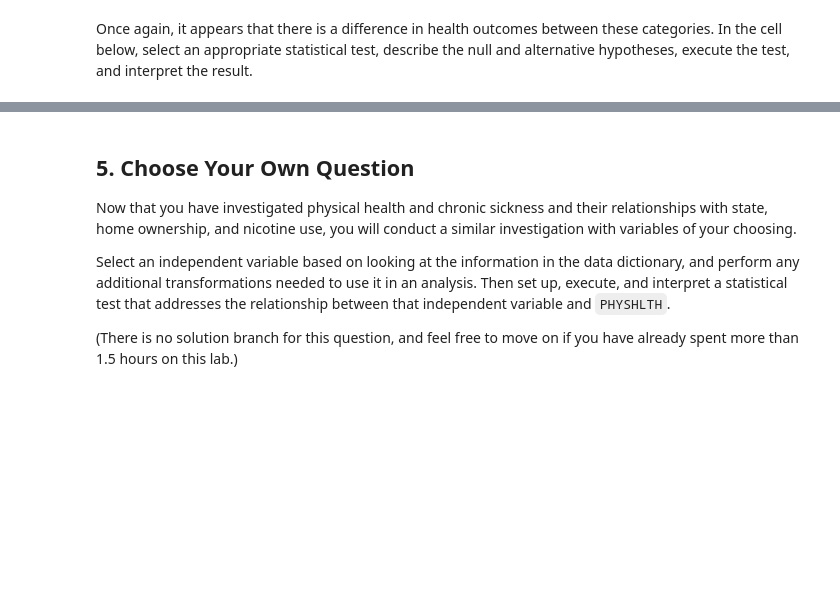
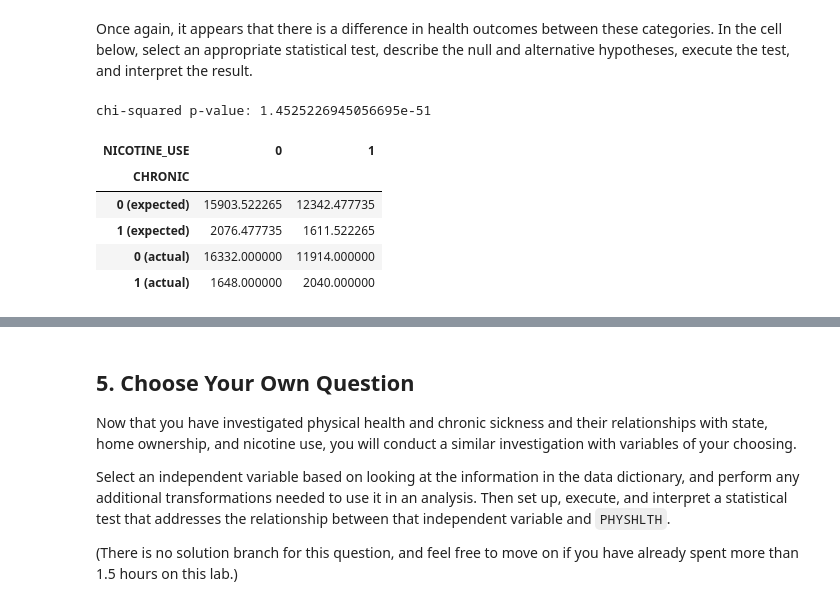
Before and after one commit to sophia14324/dsc-hypothesis-testing-lab, a Jupyter notebook: index.ipynb, the cells around one changed output, grey strips where cells are left out. Drawn from its saved outputs; the diff is of its cells as text; code cells hidden in the pictures; blank space fills up the shorter version.

```diff
--- a/index.ipynb
+++ b/index.ipynb
@@ -328,0 +533,18 @@ df["CHRONIC"].value_counts()
+# %%
+df["CHRONIC"] = (df["PHYSHLTH"] >= 15).apply(int)
+
+# Alternatives:
+
+# Helper function:
+# def is_chronic(record):
+#     if record["PHYSHLTH"] >= 15:
+#         return 1
+#     else:
+#         return 0
+# df["CHRONIC"] = df.apply(is_chronic, axis=1)
+
+# NumPy:
+# df["CHRONIC"] = np.where(df["PHYSHLTH"] >= 15, 1, 0)
+
+# View the distribution of the newly-created column
+df["CHRONIC"].value_counts()
@@ -359,0 +591,36 @@ Once again, it appears that there is a difference in health outcomes between the
+# %%
+# Your code here (create additional cells as needed)
+
+"""
+Here we are comparing two categorical features, each with two
+categories. A chi-squared test is appropriate for this, since
+it compares proportions to expected proportions.
+
+Null hypothesis: chronic sickness and nicotine use are
+independent, i.e. that the proportion of people reporting
+chronic sickness does not differ based on whether or not
+the person has used nicotine
+
+Alternative hypothesis: chronic sickness and nicotine use are
+not independent
+"""
+
+# Reusing the contingency_table created above
+chi2, p, dof, expected = stats.chi2_contingency(contingency_table)
+
+print("chi-squared p-value:", p)
+
+results_table = pd.concat([pd.DataFrame(expected), contingency_table])
+results_table.columns.name = "NICOTINE_USE"
+
+results_table.index = ["0 (expected)", "1 (expected)", "0 (actual)", "1 (actual)"]
+results_table.index.name = "CHRONIC"
+results_table
+# %% [output]
+chi-squared p-value: 1.4525226945056695e-51
+| NICOTINE_USE | 0 | 1 |
+| CHRONIC |  |  |
+| 0 (expected) | 15903.522265 | 12342.477735 |
+| 1 (expected) | 2076.477735 | 1611.522265 |
+| 0 (actual) | 16332.000000 | 11914.000000 |
+| 1 (actual) | 1648.000000 | 2040.000000 |
```
Also changed, not shown: parts of 40 cells of this notebook.
